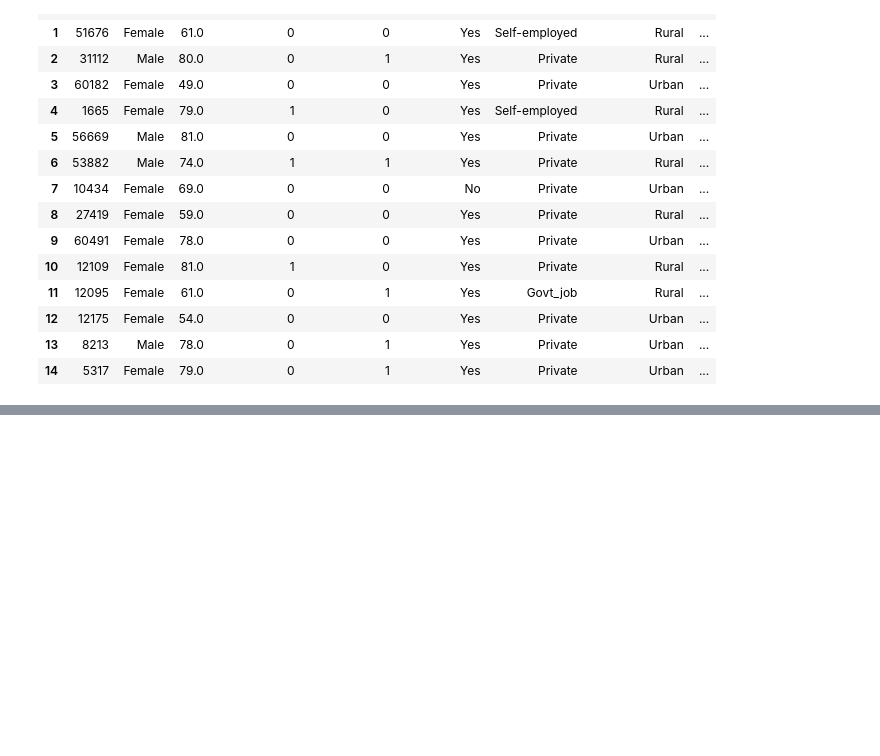
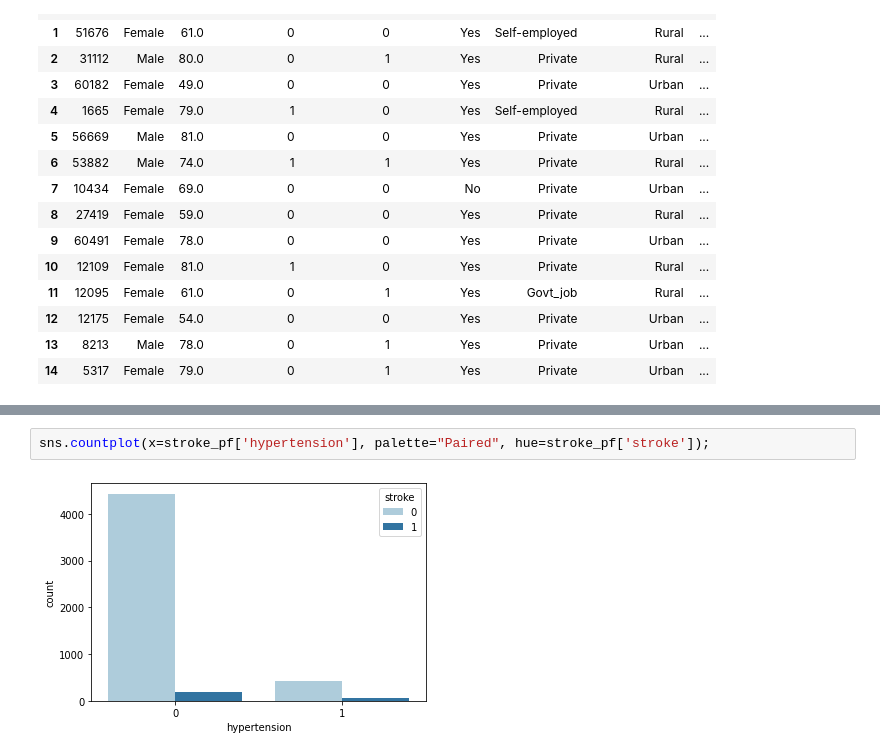
Before and after one commit to kavyachigurupati/StrokePrediction, a Jupyter notebook: Dataset_Visualization.ipynb, the cells around one changed output, grey strips where cells are left out. Cells and saved outputs as stored; diff of their text form; blank space fills up the shorter version.

```diff
--- a/Dataset_Visualization.ipynb
+++ b/Dataset_Visualization.ipynb
@@ -58,0 +73,4 @@ stroke_pf.head(15)
+# %%
+sns.countplot(x=stroke_pf['hypertension'], palette="Paired", hue=stroke_pf['stroke']);
+# %% [output]
+[figure, added]
```
Also changed, not shown: parts of 21 cells of this notebook.
